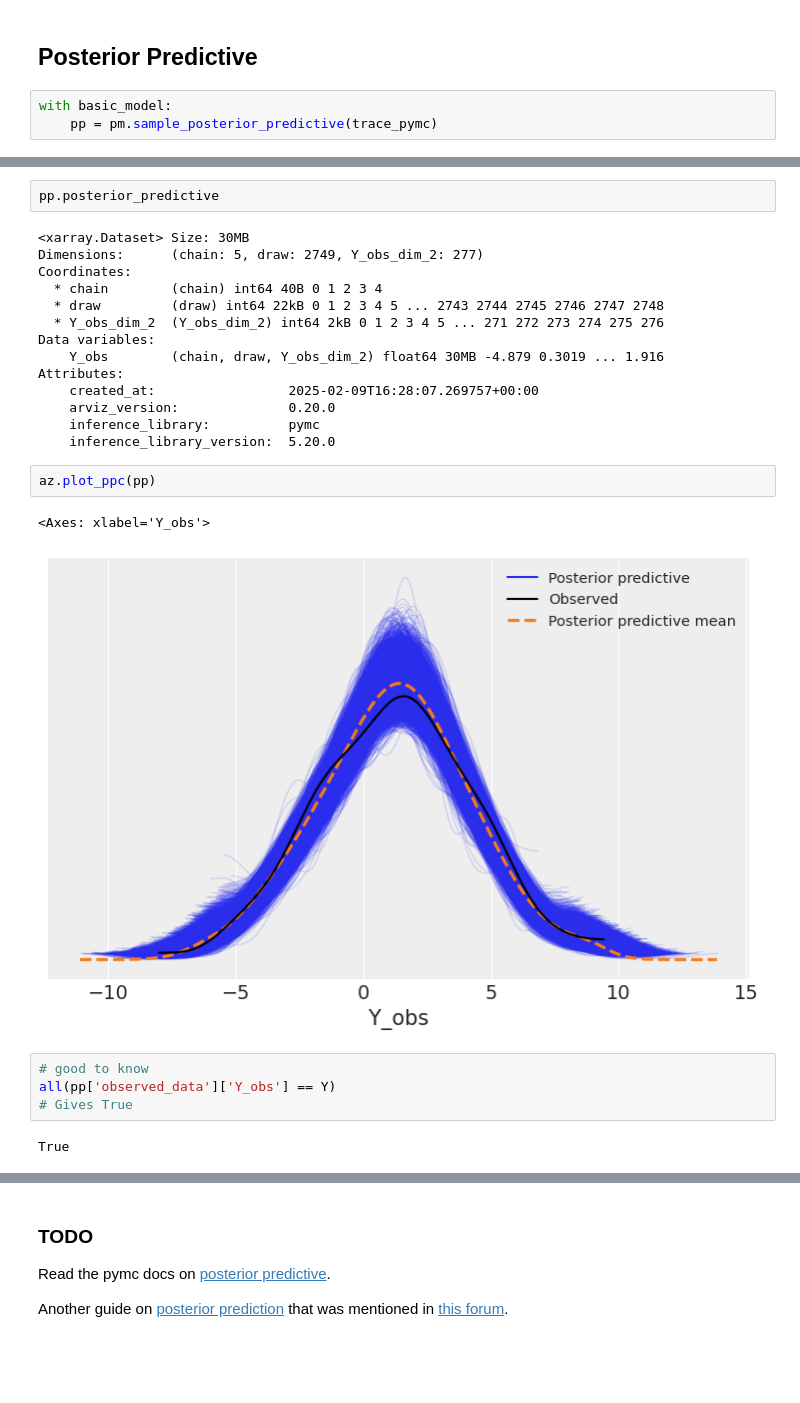
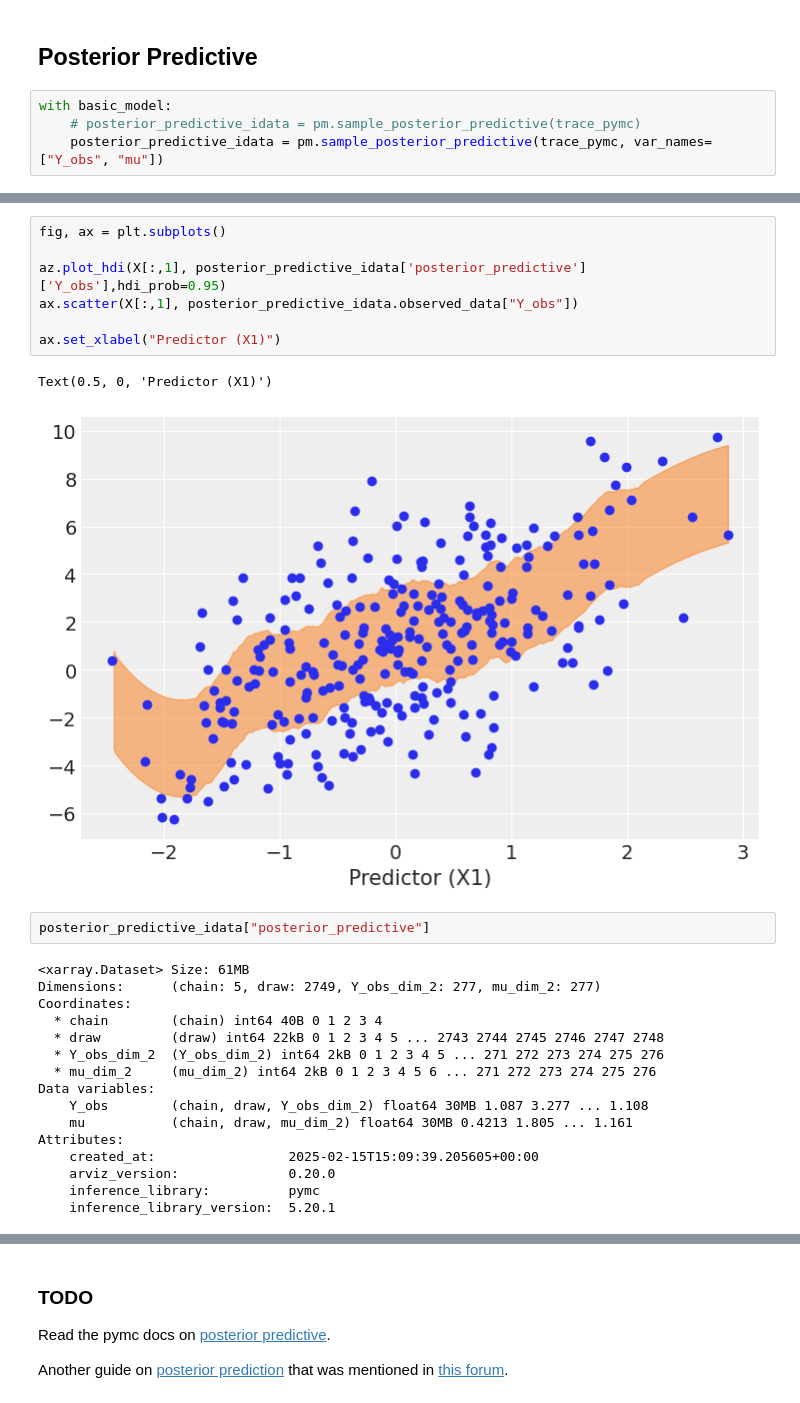
Before and after one commit to JakeRobertBaker/pymc_prophet, a Jupyter notebook: scratch_nuitpie.ipynb, the cells around one changed output, grey strips where cells are left out. Cells and saved outputs as stored; diff of their text form; blank space fills up the shorter version.

```diff
--- a/scratch_nuitpie.ipynb
+++ b/scratch_nuitpie.ipynb
@@ -81,7 +96,8 @@ pm.model_to_graphviz(basic_model)
 ## Posterior Predictive
 # %%
 with basic_model:
-    pp = pm.sample_posterior_predictive(trace_pymc)
+    # posterior_predictive_idata = pm.sample_posterior_predictive(trace_pymc)
+    posterior_predictive_idata = pm.sample_posterior_predictive(trace_pymc, var_names=["Y_obs", "mu"])
 # %% [output]
 Sampling: [Y_obs]
 [interactive output not drawn]
@@ -89,27 +121,28 @@ Sampling: [Y_obs]
+# %%
+fig, ax = plt.subplots()
+
+az.plot_hdi(X[:,1], posterior_predictive_idata['posterior_predictive']['Y_obs'],hdi_prob=0.95)
+ax.scatter(X[:,1], posterior_predictive_idata.observed_data["Y_obs"])
+
+ax.set_xlabel("Predictor (X1)")
+# %% [output]
+Text(0.5, 0, 'Predictor (X1)')
+[figure, added]
 # %%
-pp.posterior_predictive
+posterior_predictive_idata["posterior_predictive"]
 # %% [output]
-<xarray.Dataset> Size: 30MB
-Dimensions:      (chain: 5, draw: 2749, Y_obs_dim_2: 277)
+<xarray.Dataset> Size: 61MB
+Dimensions:      (chain: 5, draw: 2749, Y_obs_dim_2: 277, mu_dim_2: 277)
 Coordinates:
   * chain        (chain) int64 40B 0 1 2 3 4
   * draw         (draw) int64 22kB 0 1 2 3 4 5 ... 2743 2744 2745 2746 2747 2748
   * Y_obs_dim_2  (Y_obs_dim_2) int64 2kB 0 1 2 3 4 5 ... 271 272 273 274 275 276
+  * mu_dim_2     (mu_dim_2) int64 2kB 0 1 2 3 4 5 6 ... 271 272 273 274 275 276
 Data variables:
-    Y_obs        (chain, draw, Y_obs_dim_2) float64 30MB -4.879 0.3019 ... 1.916
+    Y_obs        (chain, draw, Y_obs_dim_2) float64 30MB 1.087 3.277 ... 1.108
+    mu           (chain, draw, mu_dim_2) float64 30MB 0.4213 1.805 ... 1.161
 Attributes:
-    created_at:                 2025-02-09T16:28:07.269757+00:00
+    created_at:                 2025-02-15T15:09:39.205605+00:00
     arviz_version:              0.20.0
     inference_library:          pymc
-    inference_library_version:  5.20.0
+    inference_library_version:  5.20.1
-# %%
-az.plot_ppc(pp)
-# %% [output]
-<Axes: xlabel='Y_obs'>
-[figure, removed]
-# %%
-# good to know
-all(pp['observed_data']['Y_obs'] == Y)
-# Gives True
-# %% [output]
-True
```
Also changed, not shown: parts of 18 cells of this notebook, 3 other files.
